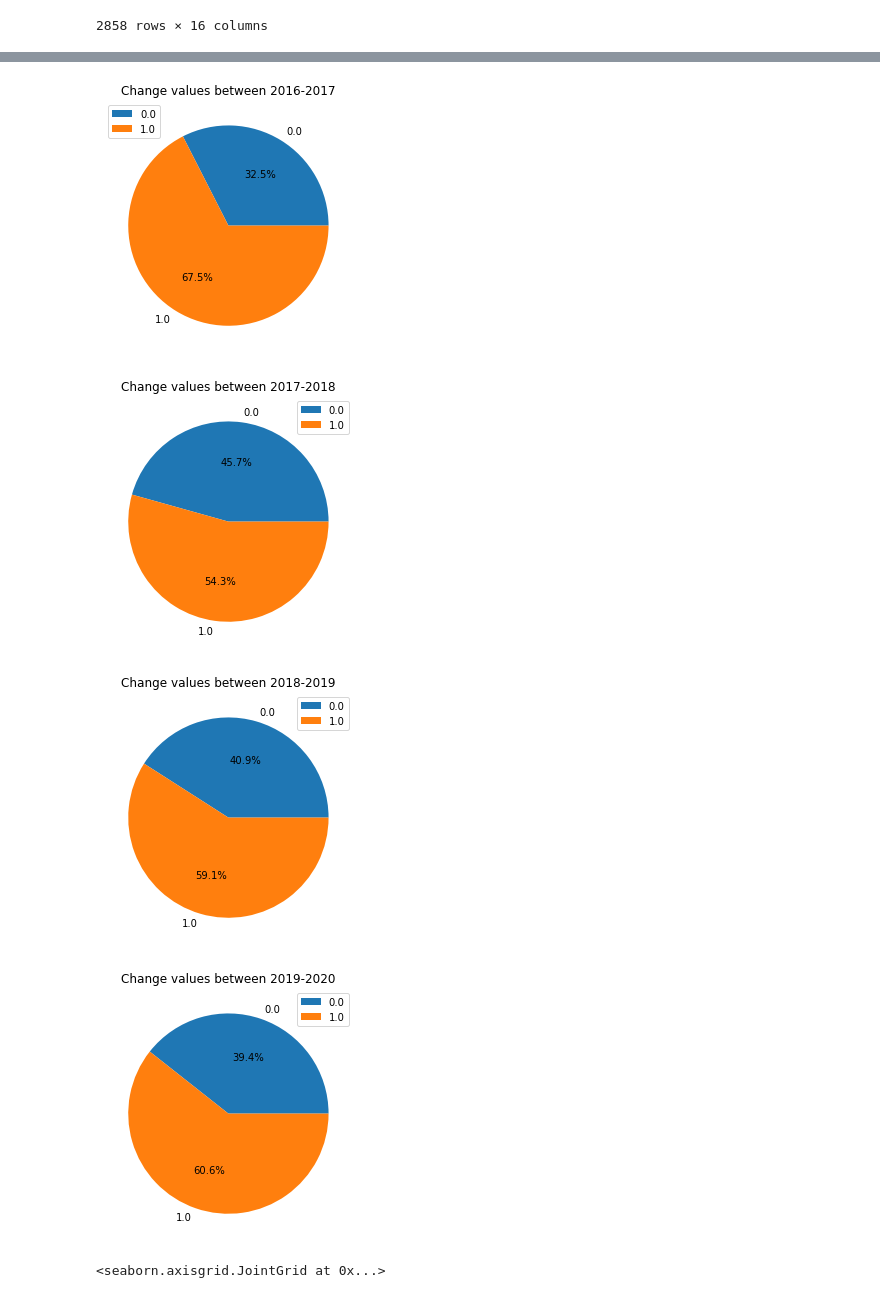
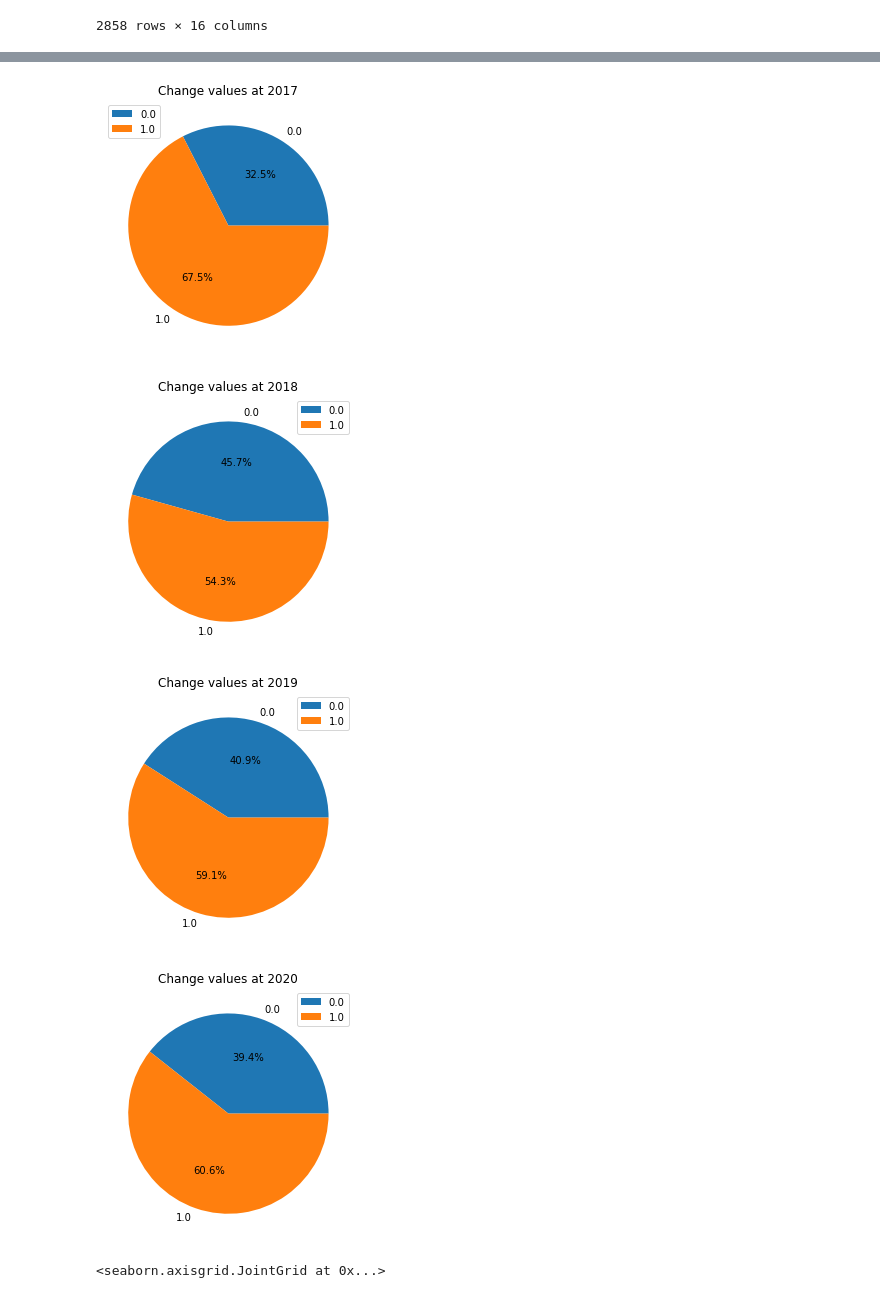
Before and after one commit to YairZ101/Data_Science_Course-Final_Project, a Jupyter notebook: research.ipynb, the cells around one changed output, grey strips where cells are left out. Cells and saved outputs as stored; diff of their text form; code cells hidden in the pictures.

```diff
--- a/research.ipynb
+++ b/research.ipynb
@@ -335,28 +363,28 @@ final_yoy_agg_df
 # %%
 final_yoy_agg_df[final_yoy_agg_df.index <= '2017-12-31'].groupby('Change').count().plot.pie(y='Total Revenues', autopct='%1.1f%%')
 plt.ylabel("")
-plt.title("Change values between 2016-2017")
+plt.title("Change values at 2017")
 plt.tight_layout()
 
 final_yoy_agg_df[(final_yoy_agg_df.index > '2017-12-31') & (final_yoy_agg_df.index <= '2018-12-31')].groupby('Change').count().plot.pie(y='Total Revenues', autopct='%1.1f%%')
 plt.ylabel("")
-plt.title("Change values between 2017-2018")
+plt.title("Change values at 2018")
 plt.tight_layout()
 
 final_yoy_agg_df[(final_yoy_agg_df.index > '2018-12-31') & (final_yoy_agg_df.index <= '2019-12-31')].groupby('Change').count().plot.pie(y='Total Revenues', autopct='%1.1f%%')
 plt.ylabel("")
-plt.title("Change values between 2018-2019")
+plt.title("Change values at 2019")
 plt.tight_layout()
 
 final_yoy_agg_df[(final_yoy_agg_df.index > '2019-12-31') & (final_yoy_agg_df.index <= '2020-12-31')].groupby('Change').count().plot.pie(y='Total Revenues', autopct='%1.1f%%')
 plt.ylabel("")
-plt.title("Change values between 2019-2020")
+plt.title("Change values at 2020")
 plt.tight_layout()
 # %% [output]
-[figure, old version]
+[figure, new version]
-[figure, old version]
+[figure, new version]
-[figure, old version]
+[figure, new version]
-[figure, old version]
+[figure, new version]
 # %%
 sns.jointplot(x='Total Revenues',y='Operating Income', hue='Change', data=final_yoy_agg_df,kind='scatter')
 # %% [output]
```
Also changed, not shown: parts of 22 cells of this notebook.
